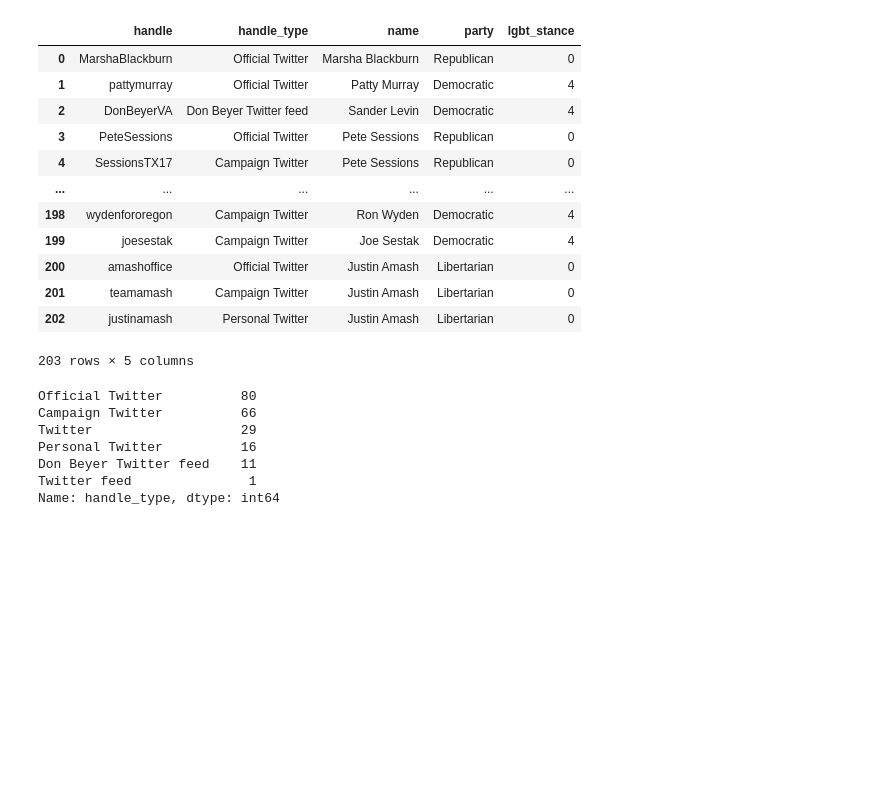
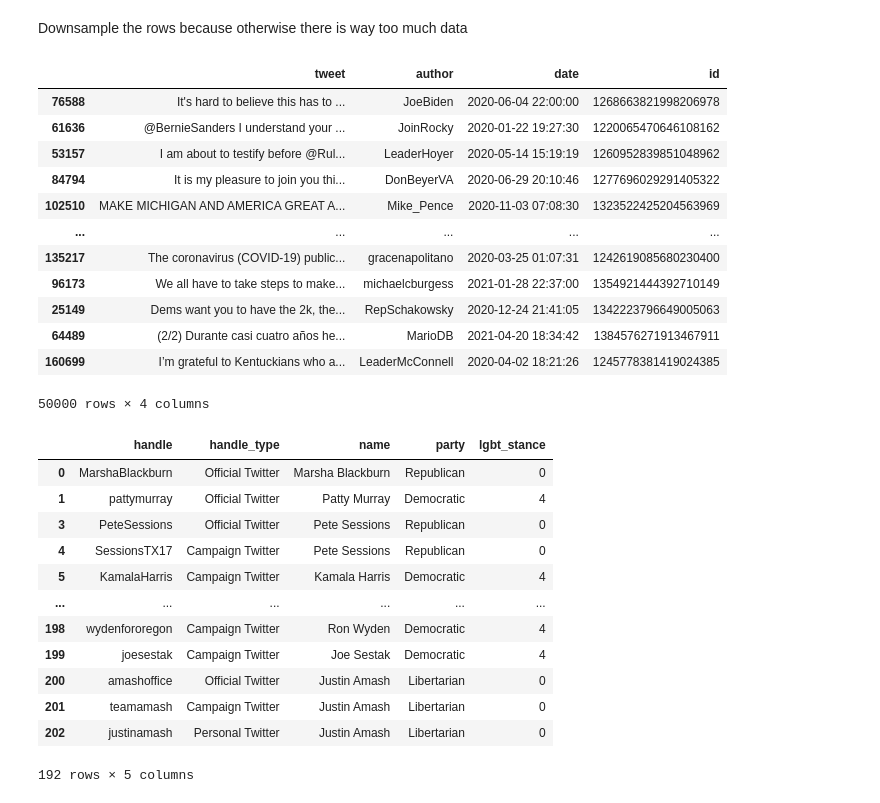
Before and after one commit to astralbijection/trans-data-analysis, a Jupyter notebook: notebooks/politician-eda.ipynb, the cells around one changed output. Drawn from its saved outputs; the diff is of its cells as text; code cells hidden in the pictures; blank space fills up the shorter version.

```diff
--- a/notebooks/politician-eda.ipynb
+++ b/notebooks/politician-eda.ipynb
@@ -42,4 +51,26 @@ tweet_df
+# %% [markdown]
+Downsample the rows because otherwise there is way too much data
+# %%
+tweet_df = tweet_df.sample(50000, random_state=0)
+tweet_df
+# %% [output]
+|  | tweet | author | date | id |
+| 76588 | It's hard to believe this has to ... | JoeBiden | 2020-06-04 22:00:00 | 1268663821998206978 |
+| 61636 | @BernieSanders I understand your ... | JoinRocky | 2020-01-22 19:27:30 | 1220065470646108162 |
+| 53157 | I am about to testify before @Rul... | LeaderHoyer | 2020-05-14 15:19:19 | 1260952839851048962 |
+| 84794 | It is my pleasure to join you thi... | DonBeyerVA | 2020-06-29 20:10:46 | 1277696029291405322 |
+| 102510 | MAKE MICHIGAN AND AMERICA GREAT A... | Mike_Pence | 2020-11-03 07:08:30 | 1323522425204563969 |
+| ... | ... | ... | ... | ... |
+| 135217 | The coronavirus (COVID-19) public... | gracenapolitano | 2020-03-25 01:07:31 | 1242619085680230400 |
+| 96173 | We all have to take steps to make... | michaelcburgess | 2021-01-28 22:37:00 | 1354921444392710149 |
+| 25149 | Dems want you to have the 2k, the... | RepSchakowsky | 2020-12-24 21:41:05 | 1342223796649005063 |
+| 64489 | (2/2) Durante casi cuatro años he... | MarioDB | 2021-04-20 18:34:42 | 1384576271913467911 |
+| 160699 | I’m grateful to Kentuckians who a... | LeaderMcConnell | 2020-04-02 18:21:26 | 1245778381419024385 |
+50000 rows × 4 columns
 # %%
+with open('../data/politicians.json') as file:
+    raw_politicians = json.load(file)
+
 politician_handles = [
     {
         'handle': handle['handle'],
@@ -52,28 +83,19 @@ politician_handles = [
 ]
 
 politician_df = pd.DataFrame.from_dict(politician_handles)
+politician_df = politician_df[politician_df['handle_type'] != 'Don Beyer Twitter feed']
 politician_df
 # %% [output]
 |  | handle | handle_type | name | party | lgbt_stance |
 | 0 | MarshaBlackburn | Official Twitter | Marsha Blackburn | Republican | 0 |
 | 1 | pattymurray | Official Twitter | Patty Murray | Democratic | 4 |
-| 2 | DonBeyerVA | Don Beyer Twitter feed | Sander Levin | Democratic | 4 |
 | 3 | PeteSessions | Official Twitter | Pete Sessions | Republican | 0 |
 | 4 | SessionsTX17 | Campaign Twitter | Pete Sessions | Republican | 0 |
+| 5 | KamalaHarris | Campaign Twitter | Kamala Harris | Democratic | 4 |
 | ... | ... | ... | ... | ... | ... |
 | 198 | wydenfororegon | Campaign Twitter | Ron Wyden | Democratic | 4 |
 | 199 | joesestak | Campaign Twitter | Joe Sestak | Democratic | 4 |
 | 200 | amashoffice | Official Twitter | Justin Amash | Libertarian | 0 |
 | 201 | teamamash | Campaign Twitter | Justin Amash | Libertarian | 0 |
 | 202 | justinamash | Personal Twitter | Justin Amash | Libertarian | 0 |
-203 rows × 5 columns
+192 rows × 5 columns
-# %%
-politician_df['handle_type'].value_counts()
-# %% [output]
-Official Twitter          80
-Campaign Twitter          66
-Twitter                   29
-Personal Twitter          16
-Don Beyer Twitter feed    11
-Twitter feed               1
-Name: handle_type, dtype: int64
```
Also changed, not shown: parts of 11 cells of this notebook, 2 other files.
